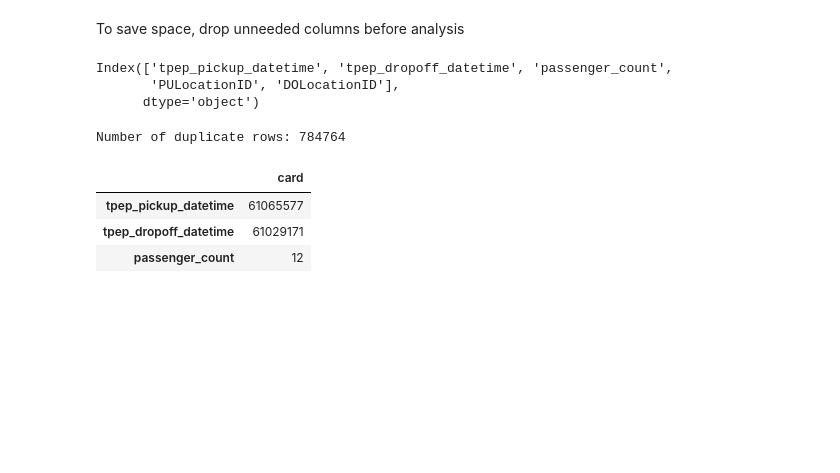
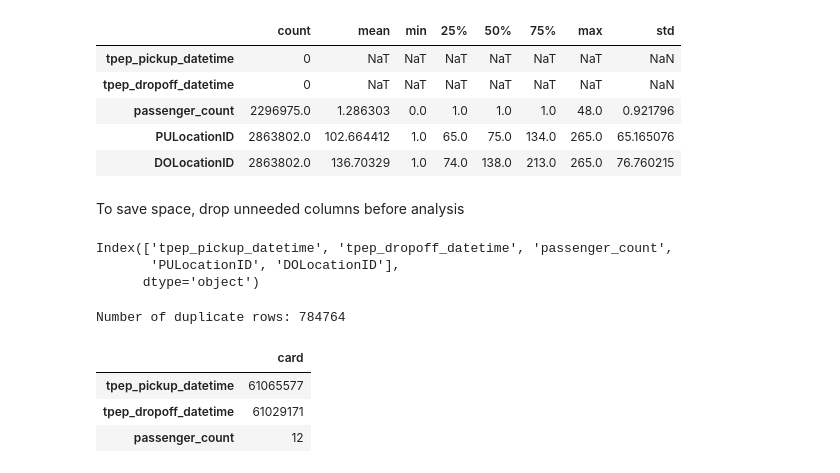
Before and after one commit to eoinmtreacy/pinbox, a Jupyter notebook: data/data_evaluation/taxi_trip_data/green_taxi_data_analysis.ipynb, the cells around one changed output. Cells and saved outputs as stored; diff of their text form; code cells hidden in the pictures; blank space fills up the shorter version.

```diff
--- a/data/data_evaluation/taxi_trip_data/yellow_taxi_data_analysis.ipynb
+++ b/data/data_evaluation/taxi_trip_data/green_taxi_data_analysis.ipynb
@@ -58,3 +65,12 @@ df.head()
+# %%
+df.describe().T
+# %% [output]
+|  | count | mean | min | 25% | 50% | 75% | max | std |
+| tpep_pickup_datetime | 0 | NaT | NaT | NaT | NaT | NaT | NaT | NaN |
+| tpep_dropoff_datetime | 0 | NaT | NaT | NaT | NaT | NaT | NaT | NaN |
+| passenger_count | 2296975.0 | 1.286303 | 0.0 | 1.0 | 1.0 | 1.0 | 48.0 | 0.921796 |
+| PULocationID | 2863802.0 | 102.664412 | 1.0 | 65.0 | 75.0 | 134.0 | 265.0 | 65.165076 |
+| DOLocationID | 2863802.0 | 136.70329 | 1.0 | 74.0 | 138.0 | 213.0 | 265.0 | 76.760215 |
 # %% [markdown]
 To save space, drop unneeded columns before analysis
 # %%
```
Also changed, not shown: parts of 7 cells of this notebook.
